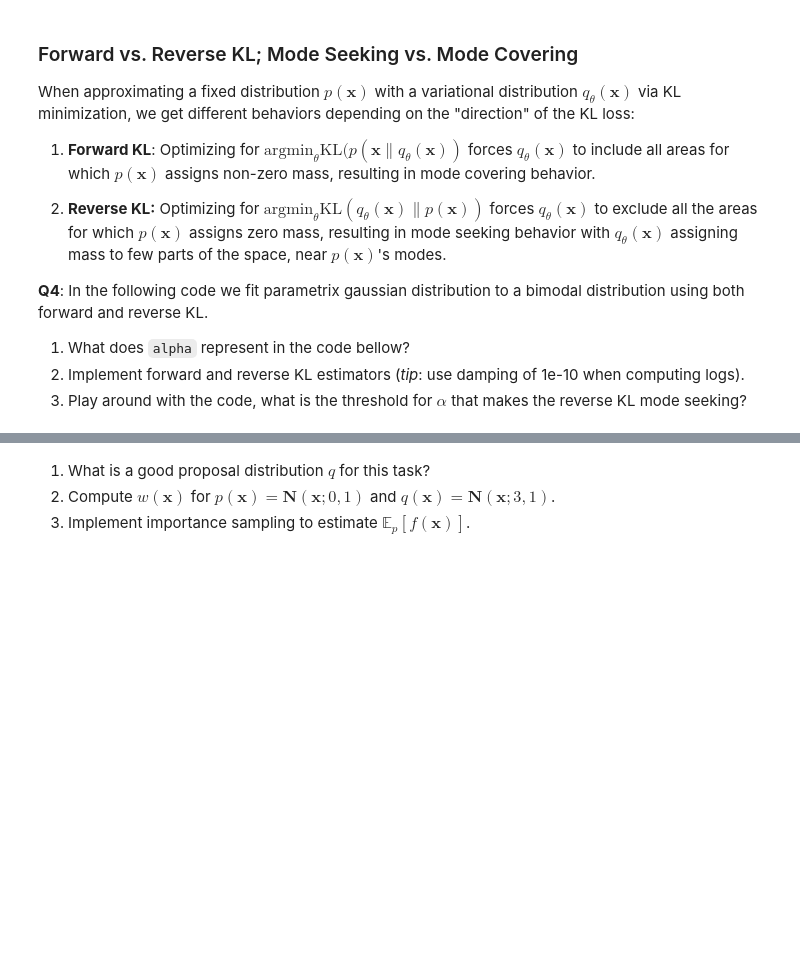
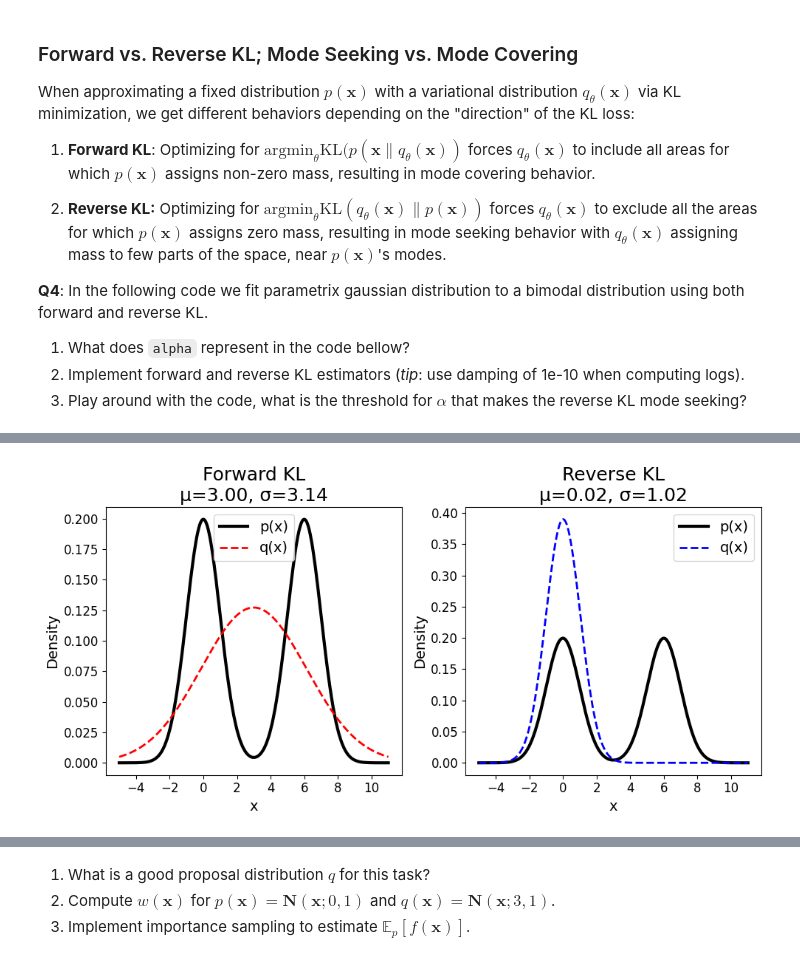
Before and after one commit to BrindanYasodaran/UDL-oxford, a Jupyter notebook: UDL_Practical_2_A_Toolkit_for_the_Probabilistic_Machine_Learning.ipynb, the cells around one changed output, grey strips where cells are left out. Drawn from its saved outputs; the diff is of its cells as text; code cells hidden in the pictures; blank space fills up the shorter version.

```diff
--- a/UDL_Practical_2_A_Toolkit_for_the_Probabilistic_Machine_Learning.ipynb
+++ b/UDL_Practical_2_A_Toolkit_for_the_Probabilistic_Machine_Learning.ipynb
@@ -161,5 +246,5 @@ When approximating a fixed distribution $p(\mathbf{x})$ with a variational distr
 # %%
-alpha = 4.8
+alpha = 6
 
 # Check if CUDA is available
 device = torch.device('cuda' if torch.cuda.is_available() else 'cpu')
@@ -169,7 +254,7 @@ def p(x):
     # Mixture of two Gaussians
     dist1 = torch.distributions.Normal(loc=torch.tensor([0.0]).to(device), scale=torch.tensor([1.0]).to(device))
     dist2 = torch.distributions.Normal(loc=torch.tensor([alpha]).to(device), scale=torch.tensor([1.0]).to(device))
-    return 0.5 * np.exp(dist1.log_prob(x)) + 0.5 * np.exp(dist2.log_prob(x))
+    return 0.5 * torch.exp(dist1.log_prob(x)) + 0.5 * torch.exp(dist2.log_prob(x))
 
 # Define a variational distribution q(x) with learnable parameters
 class VariationalDist:
@@ -197,7 +282,9 @@ p_x = p(x)
 for i in tqdm.trange(1000):
     # Estimate forward KL
     q_forward_x = q_forward.pdf(x)
-    forward_kl = 0.0 # TODO: Implement forward KL estimator
+    # Forward KL:
+    # addition of 1e-10 is to avoid log(0) or division by 0
+    forward_kl = torch.mean(p_x * torch.log((p_x + 1e-10) / (q_forward_x + 1e-10)))
 
     # Optimize for forward KL
     opt_forward.zero_grad()
@@ -206,7 +293,8 @@ for i in tqdm.trange(1000):
 
     # Estimate reverse KL
     q_reverse_x = q_reverse.pdf(x)
-    reverse_kl = 0.0 # TODO: Implement reverse KL estimator
+    # Reverse KL:
+    reverse_kl = torch.mean(q_reverse_x * torch.log((q_reverse_x + 1e-10) / (p_x + 1e-10)))
 
     # Optimize for reverse KL
     opt_reverse.zero_grad()
@@ -216,33 +304,35 @@ for i in tqdm.trange(1000):
 # Plot results
 x = torch.linspace(-5, alpha + 5, 5000).to(device)
 p_x = p(x)
 
 plt.figure(figsize=(10, 5))
 
 # Forward KL result
 plt.subplot(121)
 plt.plot(x.cpu().detach().numpy(), p_x.cpu().detach().numpy(), 'k-', lw=3, label='p(x)')
 plt.plot(x.cpu().detach().numpy(), q_forward.pdf(x).cpu().detach().numpy(), 'r--', lw=2, label='q(x)')
 plt.title(f'Forward KL\nμ={q_forward.mu.item():.2f}, σ={np.exp(0.5 * q_forward.logvar.item()):.2f}', fontsize=18)
 plt.legend(fontsize=14)
 plt.xlabel('x', fontsize=14)
 plt.ylabel('Density', fontsize=14)
 plt.xticks(fontsize=12)
 plt.yticks(fontsize=12)
 
 # Reverse KL result
 plt.subplot(122)
 plt.plot(x.cpu().detach().numpy(), p_x.cpu().detach().numpy(), 'k-', lw=3, label='p(x)')
 plt.plot(x.cpu().detach().numpy(), q_reverse.pdf(x).cpu().detach().numpy(), 'b--', lw=2, label='q(x)')
 plt.title(f'Reverse KL\nμ={q_reverse.mu.item():.2f}, σ={np.exp(0.5 * q_reverse.logvar.item()):.2f}', fontsize=18)
 plt.legend(fontsize=14)
 plt.xlabel('x', fontsize=14)
 plt.ylabel('Density', fontsize=14)
 plt.xticks(fontsize=12)
 plt.yticks(fontsize=12)
 
 plt.tight_layout()
 plt.show()
+# %% [output]
+[figure, added]
 # %% [markdown]
 ## Part 2: Importance sampling
 
```
Also changed, not shown: parts of 5 cells of this notebook.
